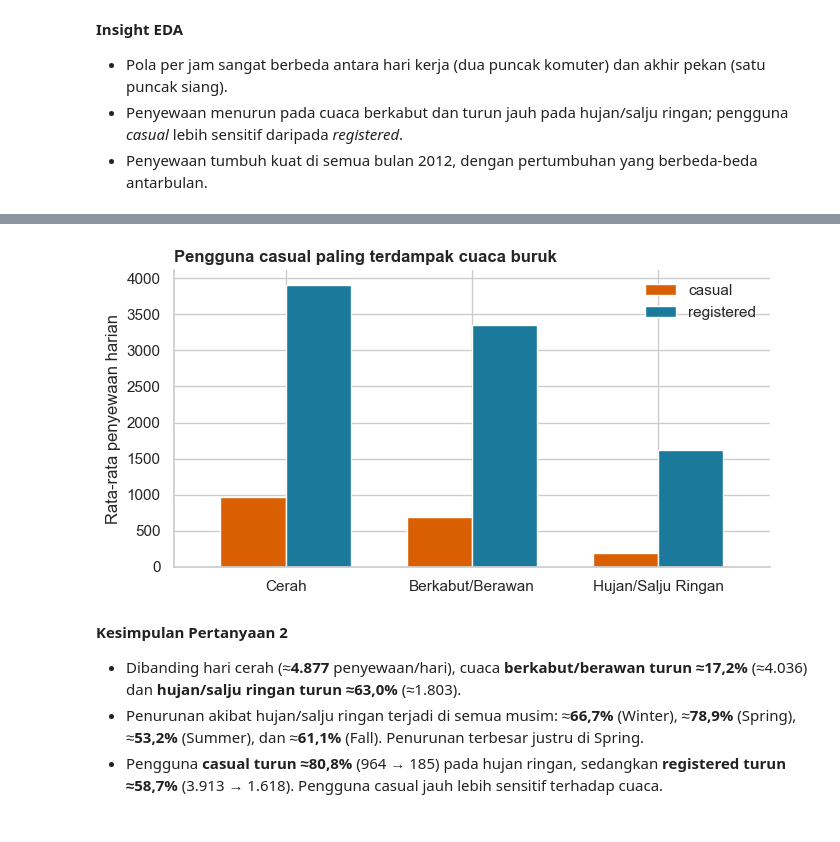
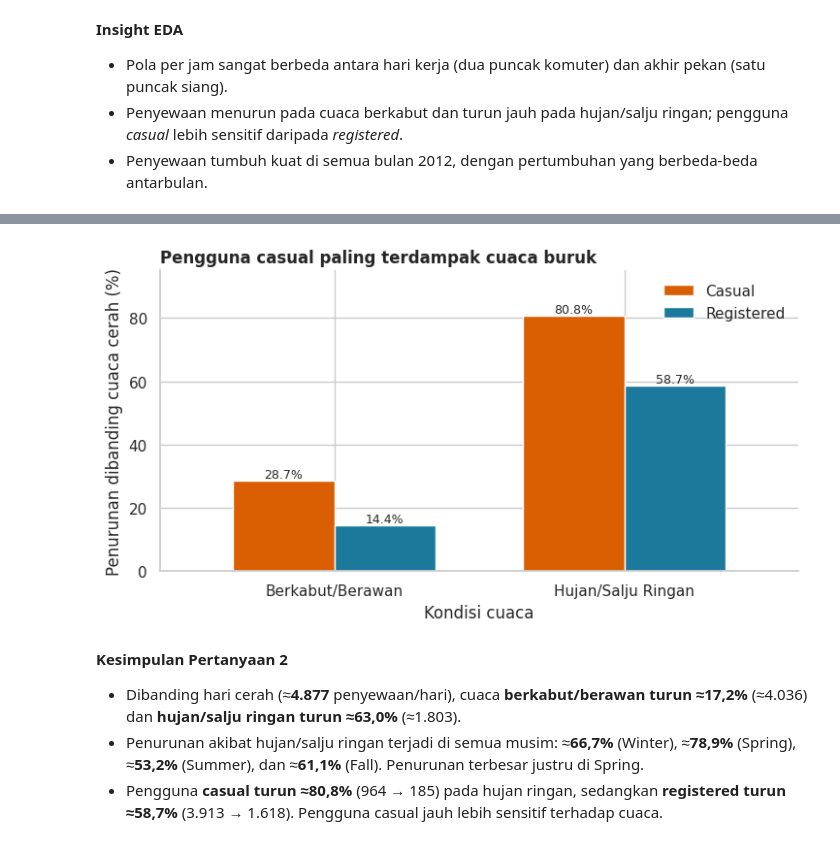
Before and after one commit to Izanafza13/bike-sharing-dashboard, a Jupyter notebook: notebook.ipynb, the cells around one changed output, grey strips where cells are left out. Drawn from its saved outputs; the diff is of its cells as text; code cells hidden in the pictures.

```diff
--- a/notebook.ipynb
+++ b/notebook.ipynb
@@ -406,6 +415,6 @@ sns.despine(); plt.tight_layout(); plt.show()
 # %%
 order = ["Cerah", "Berkabut/Berawan", "Hujan/Salju Ringan"]
-fig, ax = plt.subplots(1, 2, figsize=(13, 5), gridspec_kw={"width_ratios": [1, 1.5]})
+fig, ax = plt.subplots(1, 2, figsize=(14, 5.2), gridspec_kw={"width_ratios": [1, 1.3]})
 
 # (a) rata-rata penyewaan per kondisi cuaca
 vals = weather_avg.loc[order, "cnt"]
@@ -414,17 +423,20 @@ for b, v, o in zip(bars, vals, order):
     pct = (1 - v / vals["Cerah"]) * 100
     ax[0].text(b.get_x() + b.get_width() / 2, v + 80,
                f"{v:,.0f}" + (f"\n(-{pct:.0f}%)" if o != "Cerah" else ""), ha="center", fontweight="bold")
-ax[0].set_ylabel("Rata-rata penyewaan harian"); ax[0].set_ylim(0, 5900)
-ax[0].set_title("Rata-rata per kondisi cuaca", loc="left", fontweight="bold")
+ax[0].set_xlabel("Kondisi cuaca"); ax[0].set_ylabel("Rata-rata penyewaan harian (sepeda)")
+ax[0].set_ylim(0, 5900)
+ax[0].set_title("Rata-rata penyewaan per kondisi cuaca", loc="left", fontweight="bold")
 ax[0].tick_params(axis="x", labelsize=9)
 
-# (b) per musim
-sw = season_weather[order]
-sw.plot(kind="bar", ax=ax[1], color=["#1b7a9c", "#9ecae1", "#d95f02"], width=0.8, rot=0)
-ax[1].set_xlabel(""); ax[1].set_ylabel("")
-ax[1].set_title("Hujan ringan menekan penyewaan di semua musim", loc="left", fontweight="bold")
-ax[1].legend(title="", frameon=False, loc="upper left", fontsize=9)
-sns.despine()
-fig.suptitle("Dampak cuaca terhadap penyewaan sepeda harian (2011–2012)", fontsize=13, fontweight="bold", x=0.01, ha="left")
-plt.tight_layout(); plt.show()
+# (b) persentase penurunan per musim
+drop_season = season_weather[["Turun: Berkabut (%)", "Turun: Hujan Ringan (%)"]].copy()
+drop_season.columns = ["Berkabut/Berawan", "Hujan/Salju Ringan"]
+drop_season.plot(kind="bar", ax=ax[1], color=["#9ecae1", "#d95f02"], width=0.75, rot=0)
+for c in ax[1].containers:
+    ax[1].bar_label(c, fmt="%.0f%%", fontsize=9)
+ax[1].set_xlabel("Musim"); ax[1].set_ylabel("Penurunan dibanding cuaca cerah (%)")
+ax[1].set_ylim(0, 95)
+ax[1].set_title("Penurunan penyewaan per musim", loc="left", fontweight="bold")
+ax[1].legend(title="Kondisi cuaca", frameon=False)
+sns.despine(); plt.tight_layout(); plt.show()
 # %% [output]
@@ -432,12 +444,16 @@ plt.tight_layout(); plt.show()
 # %%
-fig, ax = plt.subplots(figsize=(7, 3.8))
-users = weather_avg.loc[order, ["casual", "registered"]]
-users.plot(kind="bar", ax=ax, color=["#d95f02", "#1b7a9c"], width=0.7, rot=0)
-ax.set_xlabel(""); ax.set_ylabel("Rata-rata penyewaan harian")
+user_drop = drop.loc[["Berkabut/Berawan", "Hujan/Salju Ringan"], ["casual", "registered"]]
+fig, ax = plt.subplots(figsize=(7.5, 4.2))
+user_drop.plot(kind="bar", ax=ax, color=["#d95f02", "#1b7a9c"], width=0.7, rot=0)
+for c in ax.containers:
+    ax.bar_label(c, fmt="%.1f%%", fontsize=9)
+ax.set_xlabel("Kondisi cuaca"); ax.set_ylabel("Penurunan dibanding cuaca cerah (%)")
+ax.set_ylim(0, 95)
 ax.set_title("Pengguna casual paling terdampak cuaca buruk", loc="left", fontweight="bold")
-ax.legend(frameon=False); sns.despine(); plt.tight_layout(); plt.show()
+ax.legend(["Casual", "Registered"], frameon=False)
+sns.despine(); plt.tight_layout(); plt.show()
 # %% [output]
-[figure, old version]
+[figure, new version]
 # %% [markdown]
 **Kesimpulan Pertanyaan 2**
 - Dibanding hari cerah (≈**4.877** penyewaan/hari), cuaca **berkabut/berawan turun ≈17,2%** (≈4.036) dan **hujan/salju ringan turun ≈63,0%** (≈1.803).
```
Also changed, not shown: parts of 37 cells of this notebook, 4 other files.
